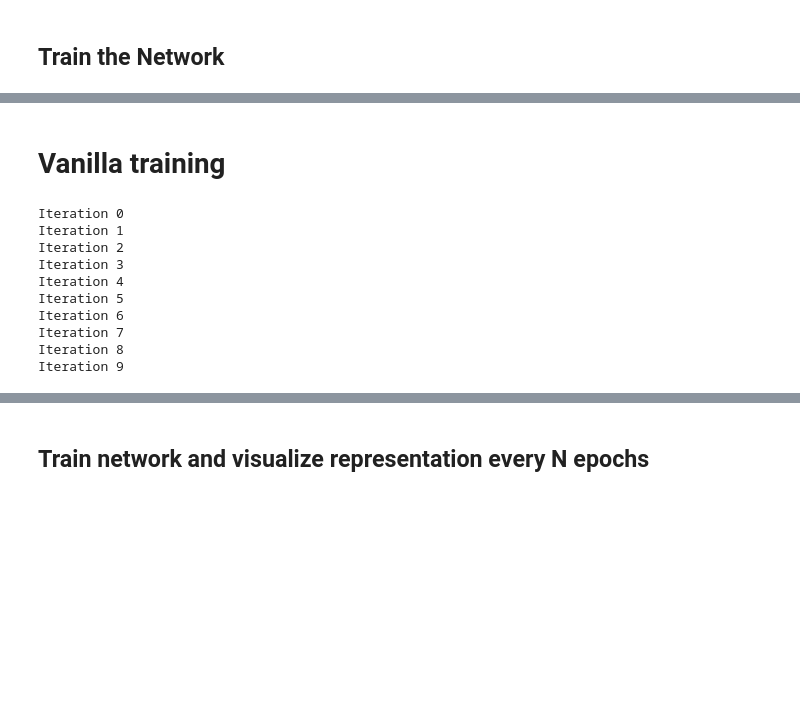
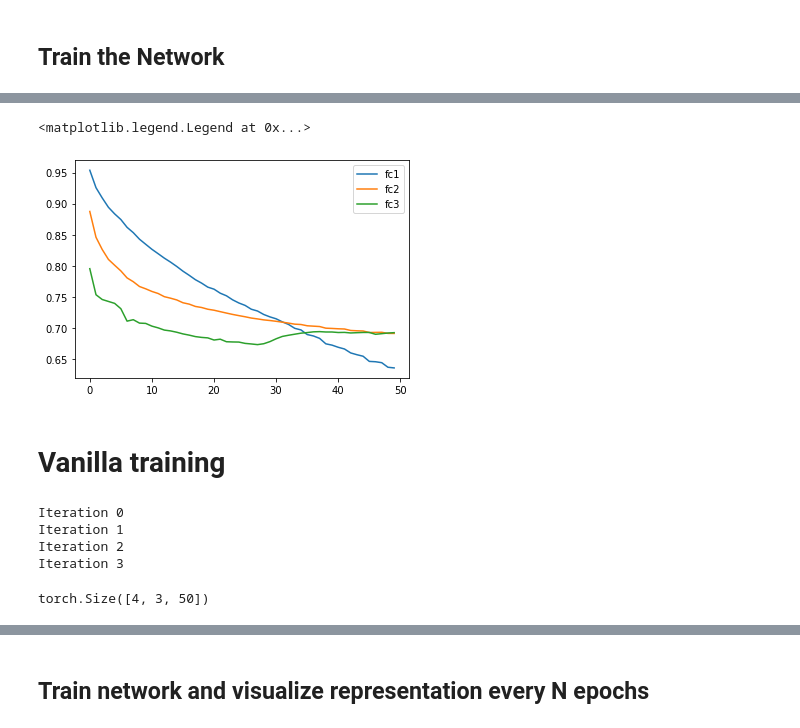
Before and after one commit to BeylierMPG/-NN-for-Spatial-and-Conceptual-Navigation, a Jupyter notebook: Mono_Multi_TASK/Experiments_notebooks/Network_representation_similarity_frozen_weights.ipynb, the cells around one changed output, grey strips where cells are left out. Drawn from its saved outputs; the diff is of its cells as text; code cells hidden in the pictures; blank space fills up the shorter version.

```diff
--- a/Mono_Multi_TASK/Experiments_notebooks/Network_representation_similarity_frozen_weights.ipynb
+++ b/Mono_Multi_TASK/Experiments_notebooks/Network_representation_similarity_frozen_weights.ipynb
@@ -247,3 +563,13 @@ Iteration 9
+# %%
+epoch = [i for i in range(len(d[0][0]))]
+plt.figure()
+for i in range(len(Names_hook)):
+    plt.plot(epoch,d[1][i],label = Names_hook[i])
+
+plt.legend()
+# %% [output]
+<matplotlib.legend.Legend at 0x...>
+[figure, added]
 # %%
 model_interleaved_weather = model_weather
 model_interleaved_space = model_space
@@ -261,8 +587,8 @@ List_cka_init_weather_vanilla = [[] for iteration in range(ITERATION)]
 List_cka_init_space_vanilla = [[] for iteration in range(ITERATION)]
 
 
-for i in range(ITERATION):
-    print("Iteration",i)
+for iteration in range(ITERATION):
+    print("Iteration",iteration)
     Input_Dimension = 3
     model_weather = Net_Individual(Input_Dimension ,Nodes_Second,Nodes_Third,1)
     optimizer_weather = torch.optim.Adam(model_weather.parameters(), lr=0.01, betas=(0.9, 0.999), eps=1e-08, weight_decay=0, amsgrad=False)
@@ -272,7 +598,7 @@ for i in range(ITERATION):
     training = Training_frozen_weights()
     model_weather,val_losses = training.training_individual(model_weather,optimizer_weather,criterion,EPOCH,train_loader_weather,val_loader_weather,test_loader_weather,spatial_task,option_interleaved,do_analysis,type_an,network_type,frequence)
     weather_losses.append(val_losses)
-    List_cka_init_weather_vanilla.append(training.Liste_cka_init)
+    List_cka_init_weather_vanilla[iteration].append(training.Liste_cka_init)
 
     Input_Dimension = 2
     model_space = Net_Individual(Input_Dimension ,Nodes_Second,Nodes_Third,1)
@@ -291,15 +617,14 @@ for i in range(ITERATION):
     training = Training_frozen_weights()
     model_space,val_losses = training.training_individual(model_space,optimizer_space,criterion,EPOCH,train_loader_space,val_loader_space,test_loader_space,spatial_task,option_interleaved,do_analysis,type_an,network_type,frequence)
     spatial_losses.append(val_losses)
-    List_cka_init_space_vanilla.append(training.Liste_cka_init)
+    List_cka_init_space_vanilla[iteration].append(training.Liste_cka_init)
 # %% [output]
 Iteration 0
 Iteration 1
 Iteration 2
 Iteration 3
-Iteration 4
-Iteration 5
-Iteration 6
-Iteration 7
-Iteration 8
-Iteration 9
+# %%
+e = torch.tensor(List_cka_init_space_vanilla).squeeze(1)
+print(e.shape)
+# %% [output]
+torch.Size([4, 3, 50])
```
Also changed, not shown: parts of 16 cells of this notebook, 1 other file.
